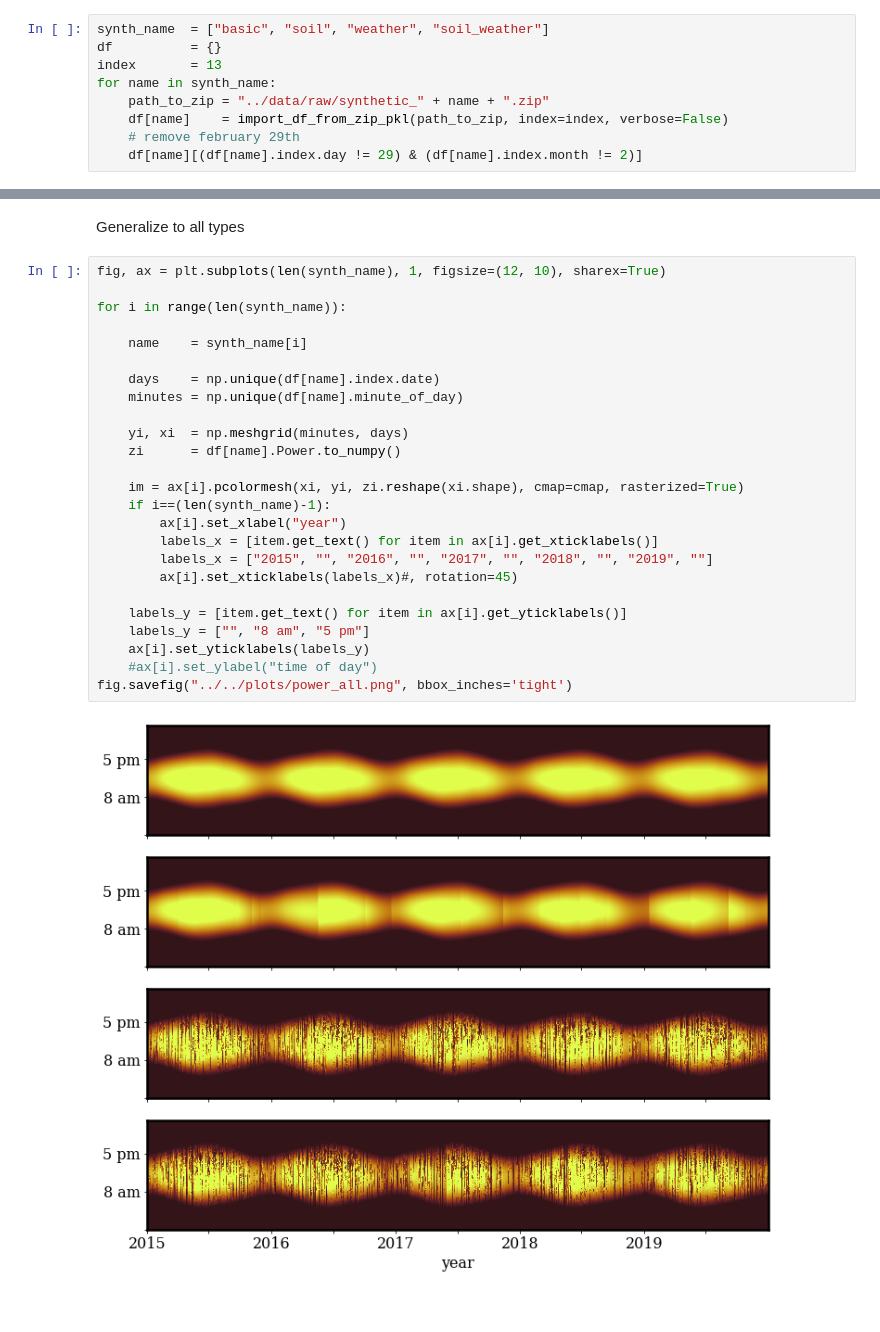
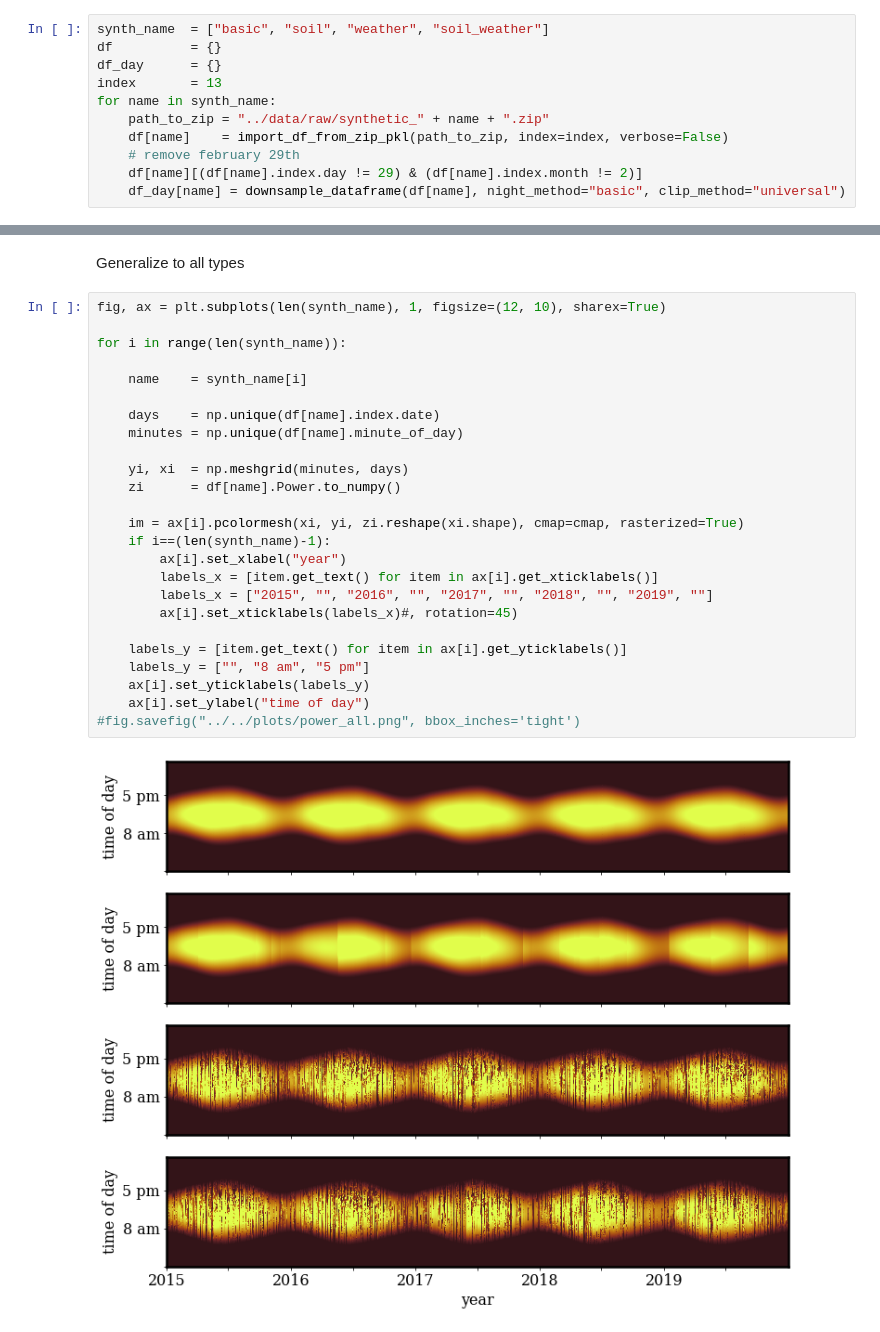
Before and after one commit to Rufski/S2DS-EPRI, a Jupyter notebook: notebooks/5.0-mb-visualization.ipynb, the cells around one changed output, grey strips where cells are left out. Cells and saved outputs as stored; diff of their text form.

```diff
--- a/notebooks/5.0-mb-visualization.ipynb
+++ b/notebooks/5.0-mb-visualization.ipynb
@@ -23,12 +27,14 @@ cmap = cmocean.cm.solar
 # %%
 synth_name  = ["basic", "soil", "weather", "soil_weather"]
 df          = {}
+df_day      = {}
 index       = 13
 for name in synth_name:
     path_to_zip = "../data/raw/synthetic_" + name + ".zip"
     df[name]    = import_df_from_zip_pkl(path_to_zip, index=index, verbose=False)
     # remove february 29th
     df[name][(df[name].index.day != 29) & (df[name].index.month != 2)]
+    df_day[name] = downsample_dataframe(df[name], night_method="basic", clip_method="universal")
 # %% [markdown]
 One synthetic type
 # %%
@@ -60,27 +66,27 @@ Generalize to all types
 # %%
 fig, ax = plt.subplots(len(synth_name), 1, figsize=(12, 10), sharex=True)
 
 for i in range(len(synth_name)):
 
     name    = synth_name[i]
 
     days    = np.unique(df[name].index.date)
     minutes = np.unique(df[name].minute_of_day)
 
     yi, xi  = np.meshgrid(minutes, days)
     zi      = df[name].Power.to_numpy()
 
     im = ax[i].pcolormesh(xi, yi, zi.reshape(xi.shape), cmap=cmap, rasterized=True)
     if i==(len(synth_name)-1):
         ax[i].set_xlabel("year")
         labels_x = [item.get_text() for item in ax[i].get_xticklabels()]
         labels_x = ["2015", "", "2016", "", "2017", "", "2018", "", "2019", ""]
         ax[i].set_xticklabels(labels_x)#, rotation=45)
 
     labels_y = [item.get_text() for item in ax[i].get_yticklabels()]
     labels_y = ["", "8 am", "5 pm"]
     ax[i].set_yticklabels(labels_y)
-    #ax[i].set_ylabel("time of day")
-fig.savefig("../../plots/power_all.png", bbox_inches='tight')
+    ax[i].set_ylabel("time of day")
+#fig.savefig("../../plots/power_all.png", bbox_inches='tight')
 # %% [output]
-[figure, old version]
+[figure, new version]
```
Also changed, not shown: parts of 4 cells of this notebook.
